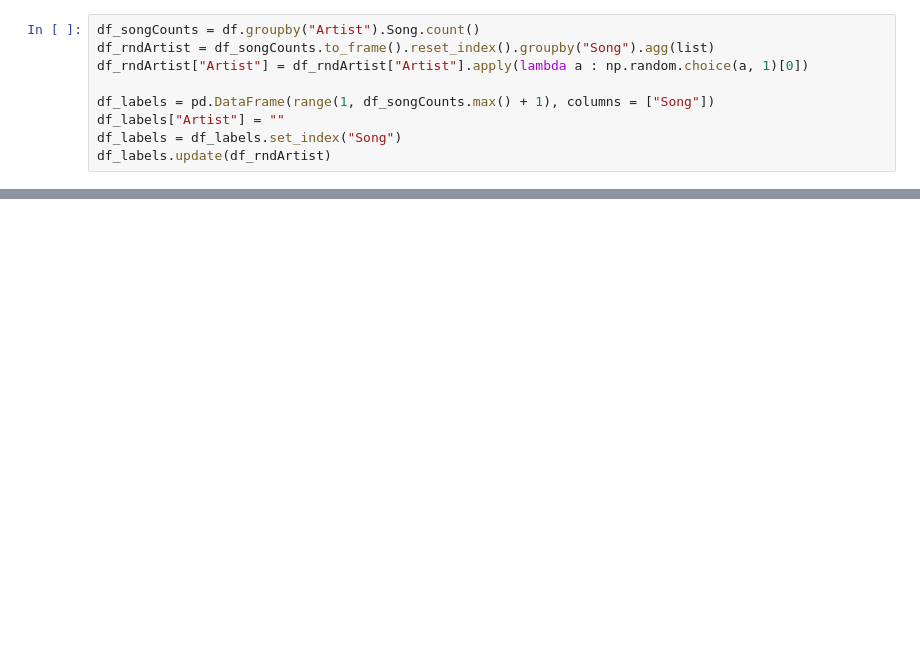
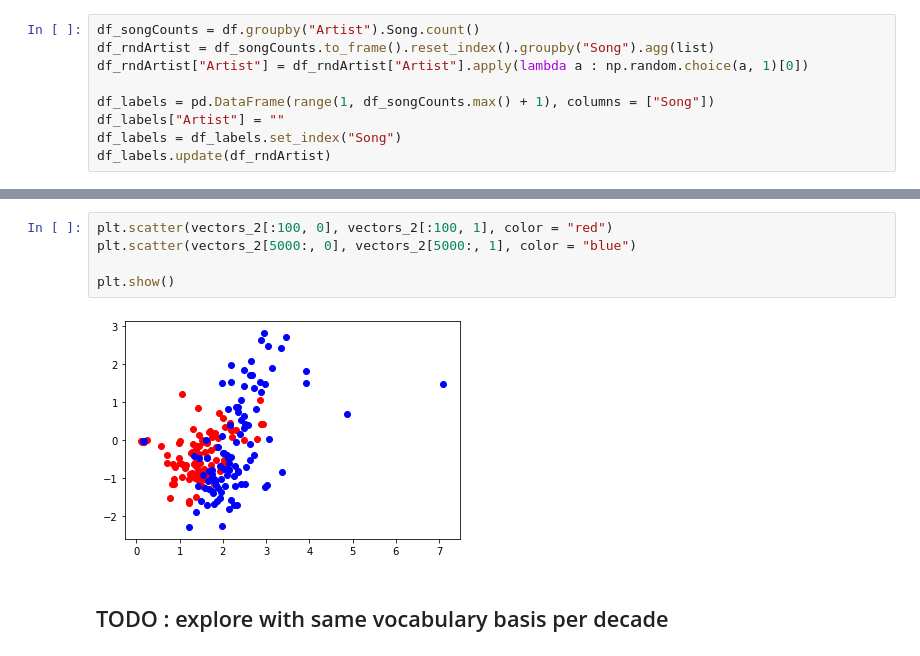
Before and after one commit to com-480-data-visualization/com-480-project-artemis, a Jupyter notebook: Billboard-Data-Exploration.ipynb, the cells around one changed output, grey strips where cells are left out. Cells and saved outputs as stored; diff of their text form; blank space fills up the shorter version.

```diff
--- a/Billboard-Data-Exploration.ipynb
+++ b/Billboard-Data-Exploration.ipynb
@@ -65,0 +269,9 @@ plt.plot()
+# %%
+plt.scatter(vectors_2[:100, 0], vectors_2[:100, 1], color = "red")
+plt.scatter(vectors_2[5000:, 0], vectors_2[5000:, 1], color = "blue")
+
+plt.show()
+# %% [output]
+[figure, added]
+# %% [markdown]
+## TODO : explore with same vocabulary basis per decade
```
Also changed, not shown: parts of 31 cells of this notebook, 1 other file.
